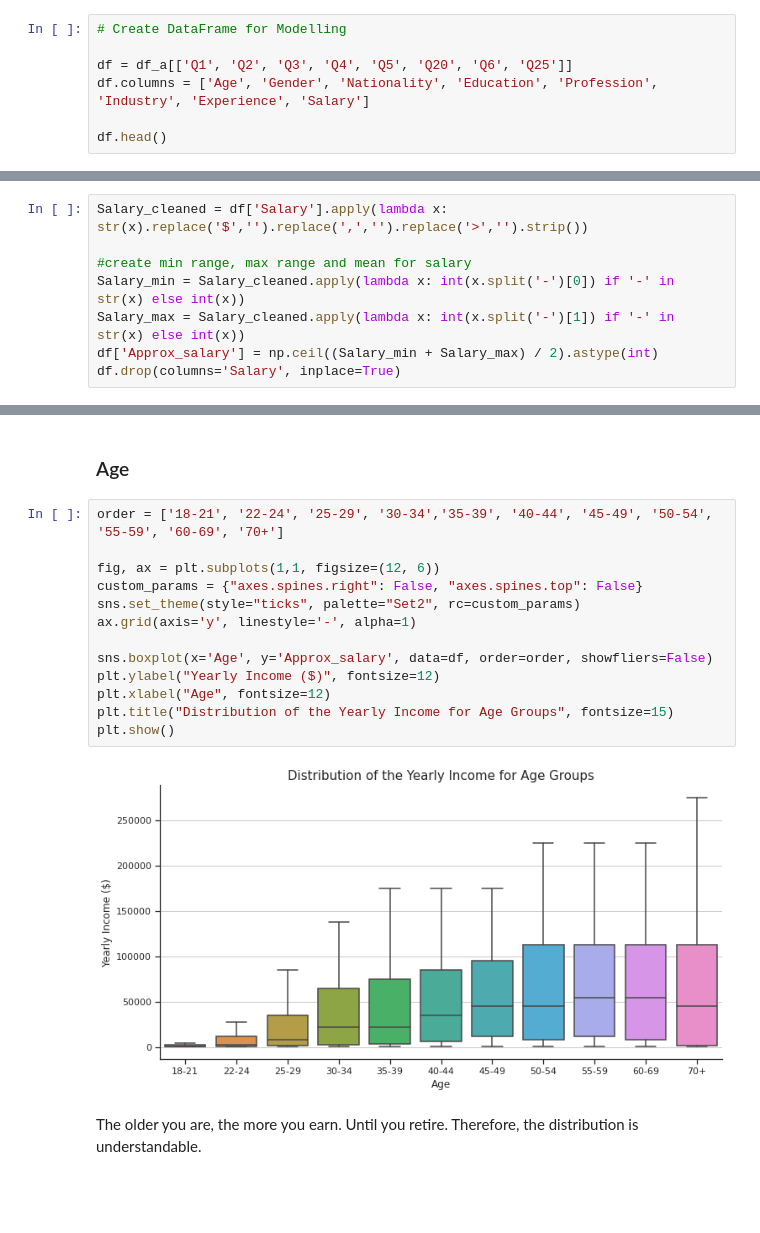
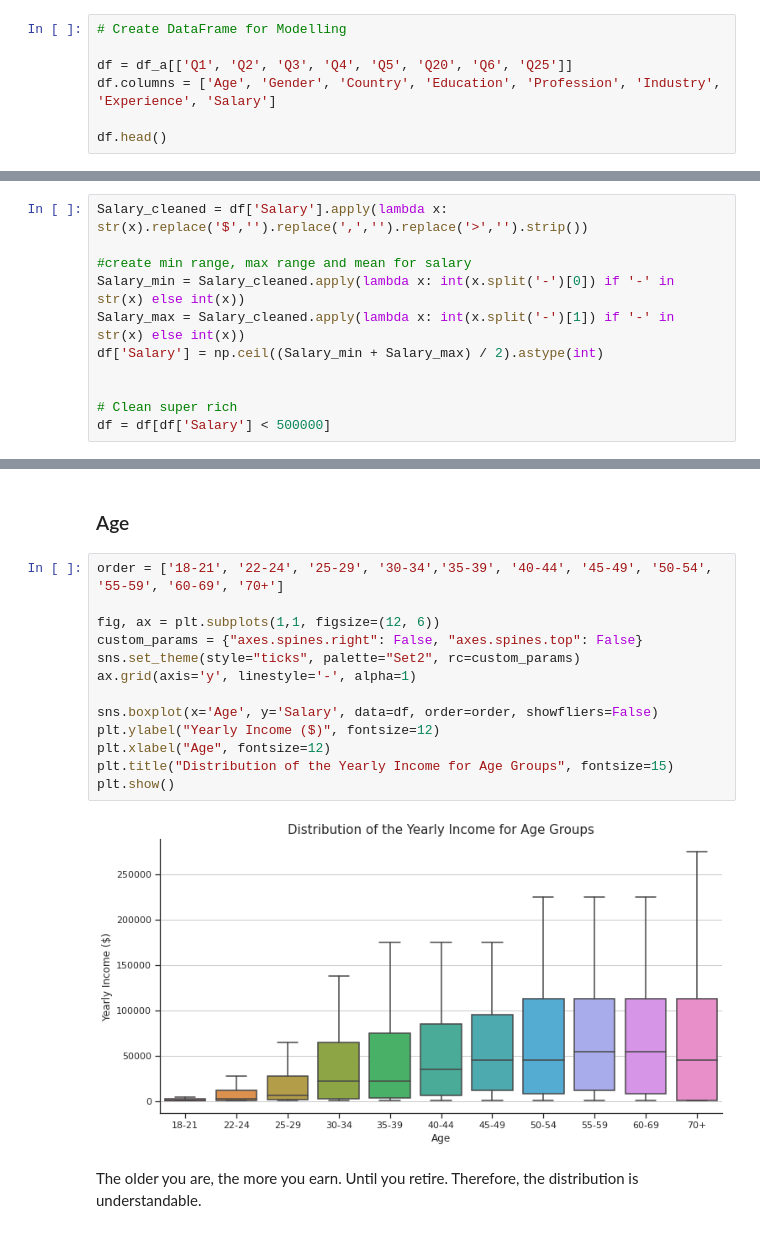
Before and after one commit to StephRoos/Data-Science, a Jupyter notebook: Kaggle_Survey/2021_Kaggle_Survey_Analysis.ipynb, the cells around one changed output, grey strips where cells are left out. Saved outputs shown, nothing was run; the diff lists cells and outputs as text; blank space fills up the shorter version.

Commit message:
Final Data Processing

```diff
--- a/Kaggle_Survey/2021_Kaggle_Survey_Analysis.ipynb
+++ b/Kaggle_Survey/2021_Kaggle_Survey_Analysis.ipynb
@@ -352,7 +352,7 @@ The majority of Kagglers have less than 3 years of coding experience
 # Create DataFrame for Modelling
 
 df = df_a[['Q1', 'Q2', 'Q3', 'Q4', 'Q5', 'Q20', 'Q6', 'Q25']]
-df.columns = ['Age', 'Gender', 'Nationality', 'Education', 'Profession', 'Industry', 'Experience', 'Salary']
+df.columns = ['Age', 'Gender', 'Country', 'Education', 'Profession', 'Industry', 'Experience', 'Salary']
 
 df.head()
 # %% [output]
@@ -393,8 +393,11 @@ Salary_cleaned = df['Salary'].apply(lambda x: str(x).replace('$','').replace(','
 #create min range, max range and mean for salary
 Salary_min = Salary_cleaned.apply(lambda x: int(x.split('-')[0]) if '-' in str(x) else int(x))
 Salary_max = Salary_cleaned.apply(lambda x: int(x.split('-')[1]) if '-' in str(x) else int(x))
-df['Approx_salary'] = np.ceil((Salary_min + Salary_max) / 2).astype(int)
-df.drop(columns='Salary', inplace=True)
+df['Salary'] = np.ceil((Salary_min + Salary_max) / 2).astype(int)
+
+
+# Clean super rich
+df = df[df['Salary'] < 500000]
 # %%
 df.head()
 # %% [output]
@@ -412,17 +415,17 @@ Check if the selected features are useful for the prediction task
 # %%
 order = ['18-21', '22-24', '25-29', '30-34','35-39', '40-44', '45-49', '50-54', '55-59', '60-69', '70+']
 
 fig, ax = plt.subplots(1,1, figsize=(12, 6))
 custom_params = {"axes.spines.right": False, "axes.spines.top": False}
 sns.set_theme(style="ticks", palette="Set2", rc=custom_params)
 ax.grid(axis='y', linestyle='-', alpha=1)
 
-sns.boxplot(x='Age', y='Approx_salary', data=df, order=order, showfliers=False)
+sns.boxplot(x='Age', y='Salary', data=df, order=order, showfliers=False)
 plt.ylabel("Yearly Income ($)", fontsize=12)
 plt.xlabel("Age", fontsize=12)
 plt.title("Distribution of the Yearly Income for Age Groups", fontsize=15)
 plt.show()
 # %% [output]
-[figure, old version]
+[figure, new version]
 # %% [markdown]
 The older you are, the more you earn. Until you retire. Therefore, the distribution is understandable.
```
Also changed, not shown: parts of 34 cells of this notebook.
